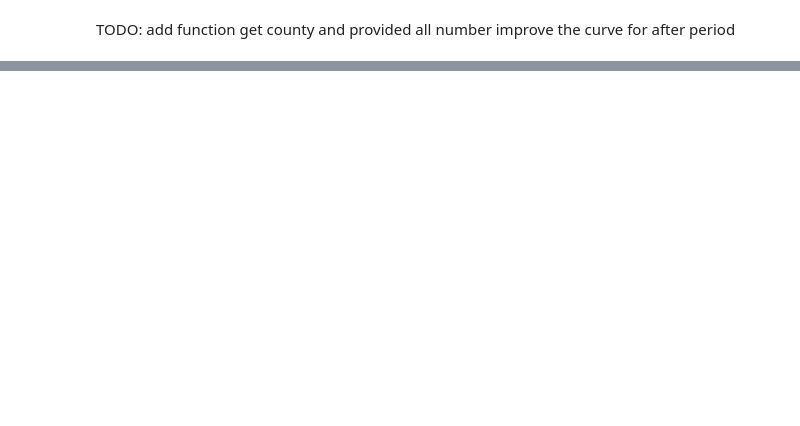
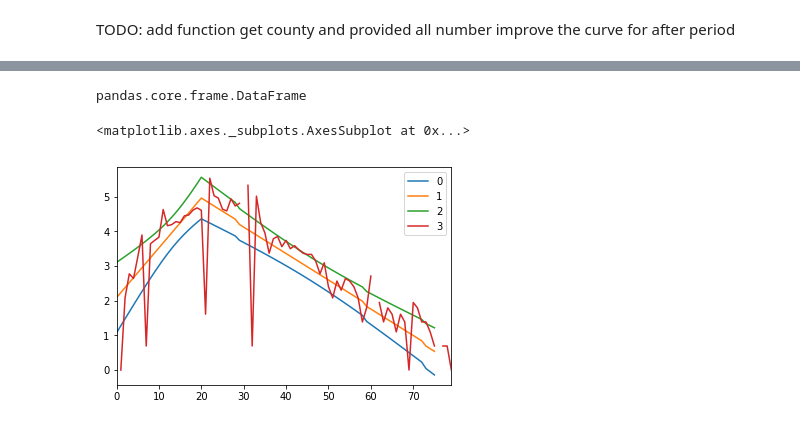
Before and after one commit to huonghuynhsc/COVID-19, a Jupyter notebook: prognosis/Prognosis.ipynb, the cells around one changed output, grey strips where cells are left out. Saved outputs shown, nothing was run; the diff lists cells and outputs as text; code cells hidden in the pictures; blank space fills up the shorter version.

```diff
--- a/prognosis/Prognosis.ipynb
+++ b/prognosis/Prognosis.ipynb
@@ -641,0 +462,4 @@ dir(st)
+# %%
+type(daily_local_death_new)
+# %% [output]
+pandas.core.frame.DataFrame
@@ -641,0 +536,7 @@ dir(st)
+# %%
+log_predicted, train, lb, ub = get_log_daily_predicted_death(local_death_data, forecast_horizon=60, lockdown_date='20200123')
+# %%
+pd.DataFrame([lb, train, ub, log_daily_death.death]).T.plot()
+# %% [output]
+<matplotlib.axes._subplots.AxesSubplot at 0x...>
+[figure, added]
```
Also changed, not shown: parts of 55 cells of this notebook, 1 other file.
